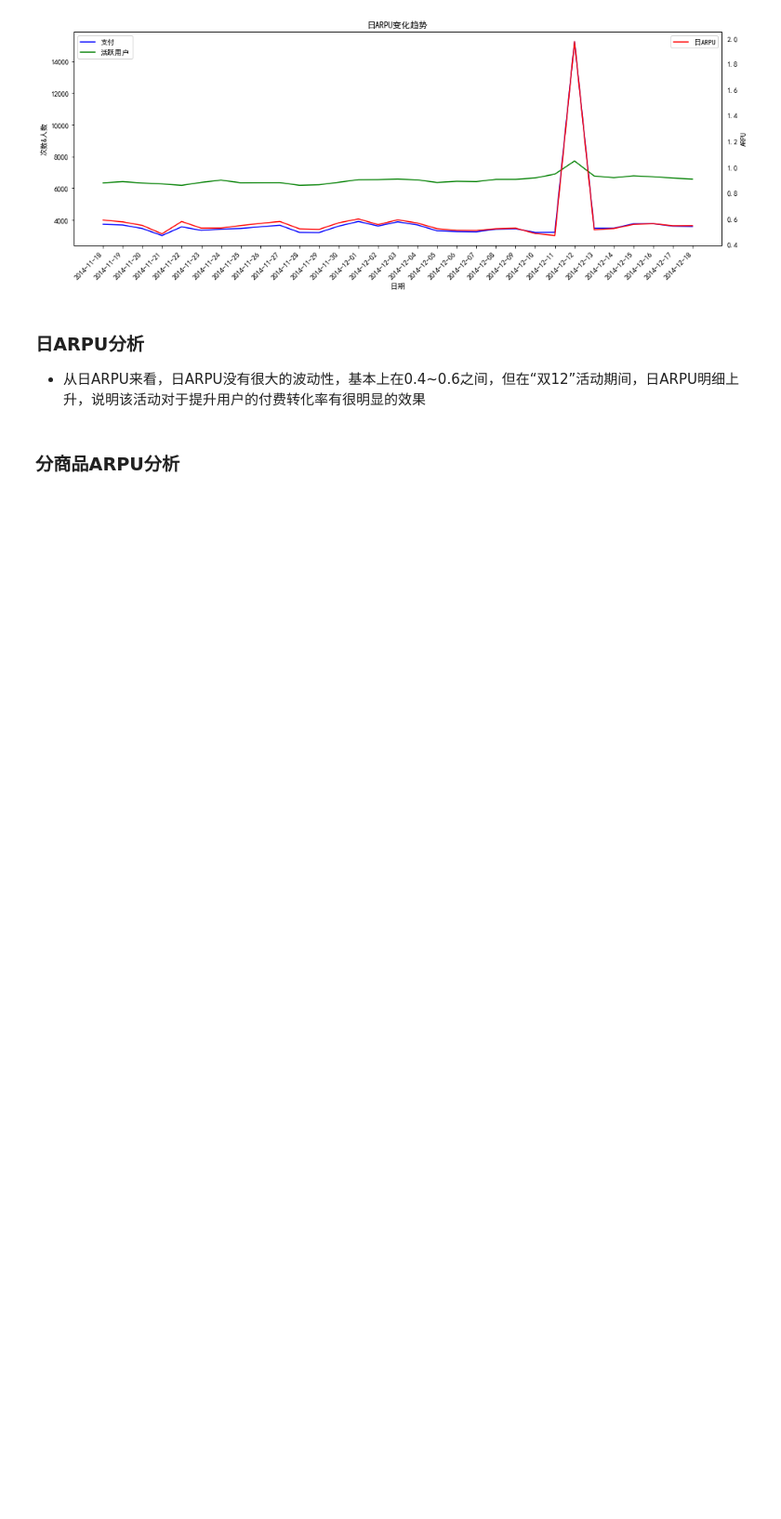
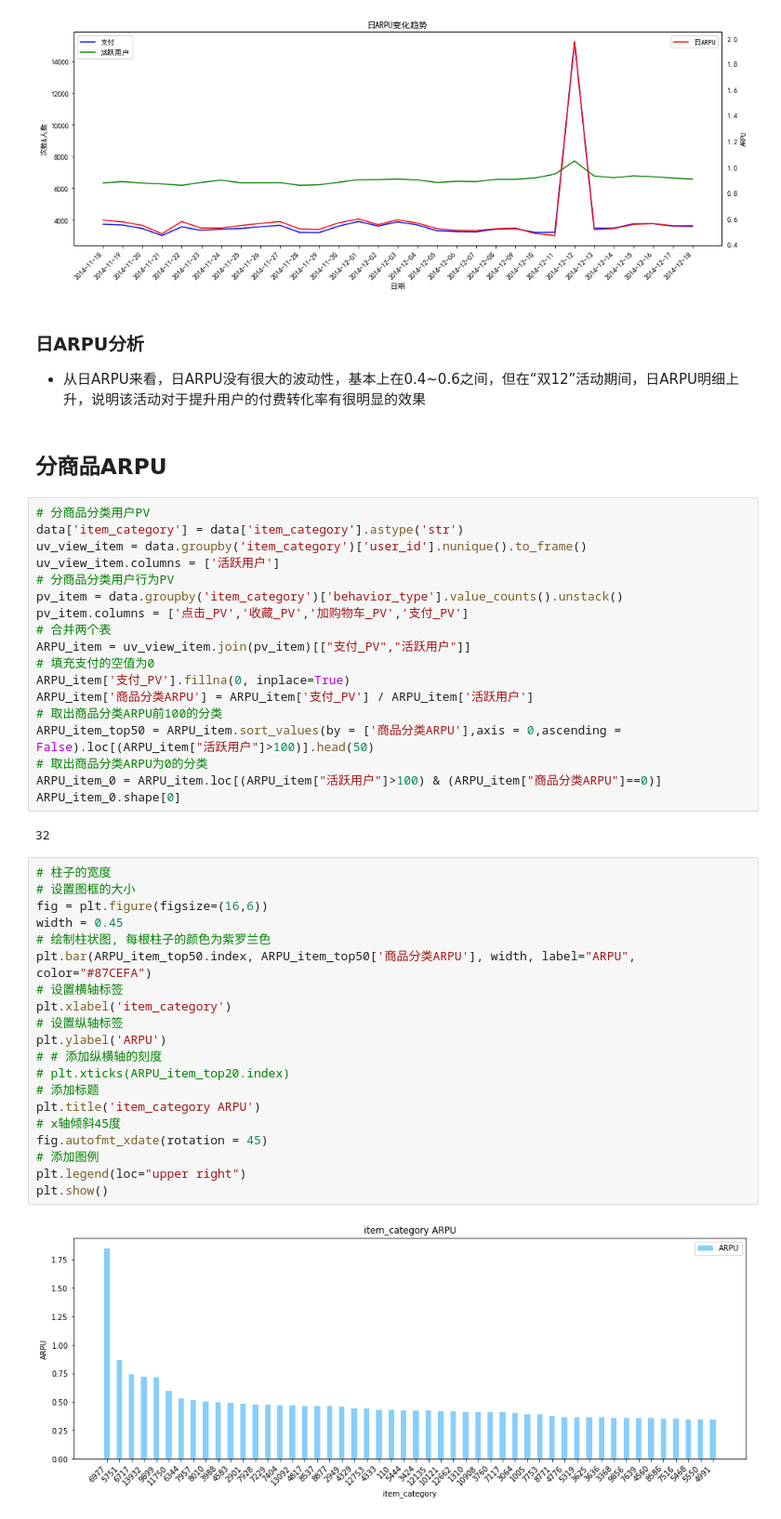
Before and after one commit to renjel/kesci, a Jupyter notebook: User Behavior Data on Taobao App/Untitled.ipynb, the cells around one changed output. Shown: that part at 93% size. Drawn from its saved outputs; the diff is of its cells as text; blank space fills up the shorter version.

```diff
--- a/User Behavior Data on Taobao App/Untitled.ipynb
+++ b/User Behavior Data on Taobao App/Untitled.ipynb
@@ -393,4 +393,46 @@ plt.show()
 ### 日ARPU分析
 + 从日ARPU来看，日ARPU没有很大的波动性，基本上在0.4~0.6之间，但在“双12”活动期间，日ARPU明细上升，说明该活动对于提升用户的付费转化率有很明显的效果
 # %% [markdown]
-### 分商品ARPU分析
+## 分商品ARPU
+# %%
+# 分商品分类用户PV
+data['item_category'] = data['item_category'].astype('str')
+uv_view_item = data.groupby('item_category')['user_id'].nunique().to_frame()
+uv_view_item.columns = ['活跃用户']
+# 分商品分类用户行为PV
+pv_item = data.groupby('item_category')['behavior_type'].value_counts().unstack()
+pv_item.columns = ['点击_PV','收藏_PV','加购物车_PV','支付_PV']
+# 合并两个表
+ARPU_item = uv_view_item.join(pv_item)[["支付_PV","活跃用户"]]
+# 填充支付的空值为0
+ARPU_item['支付_PV'].fillna(0, inplace=True)
+ARPU_item['商品分类ARPU'] = ARPU_item['支付_PV'] / ARPU_item['活跃用户']
+# 取出商品分类ARPU前100的分类
+ARPU_item_top50 = ARPU_item.sort_values(by = ['商品分类ARPU'],axis = 0,ascending = False).loc[(ARPU_item["活跃用户"]>100)].head(50)
+# 取出商品分类ARPU为0的分类
+ARPU_item_0 = ARPU_item.loc[(ARPU_item["活跃用户"]>100) & (ARPU_item["商品分类ARPU"]==0)]
+ARPU_item_0.shape[0]
+# %% [output]
+32
+# %%
+# 柱子的宽度
+# 设置图框的大小
+fig = plt.figure(figsize=(16,6))
+width = 0.45
+# 绘制柱状图, 每根柱子的颜色为紫罗兰色
+plt.bar(ARPU_item_top50.index, ARPU_item_top50['商品分类ARPU'], width, label="ARPU", color="#87CEFA")
+# 设置横轴标签
+plt.xlabel('item_category')
+# 设置纵轴标签
+plt.ylabel('ARPU')
+# # 添加纵横轴的刻度
+# plt.xticks(ARPU_item_top20.index)
+# 添加标题
+plt.title('item_category ARPU')
+# x轴倾斜45度
+fig.autofmt_xdate(rotation = 45)
+# 添加图例
+plt.legend(loc="upper right")
+plt.show()
+# %% [output]
+[figure, added]
```
Also changed, not shown: parts of 19 cells of this notebook.
